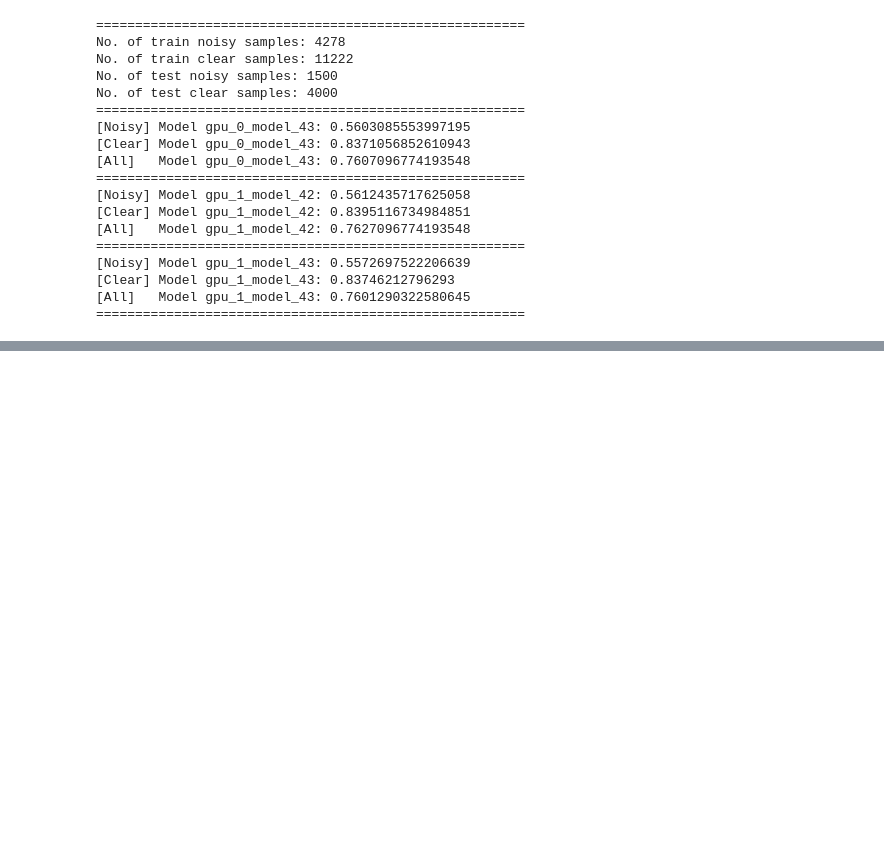
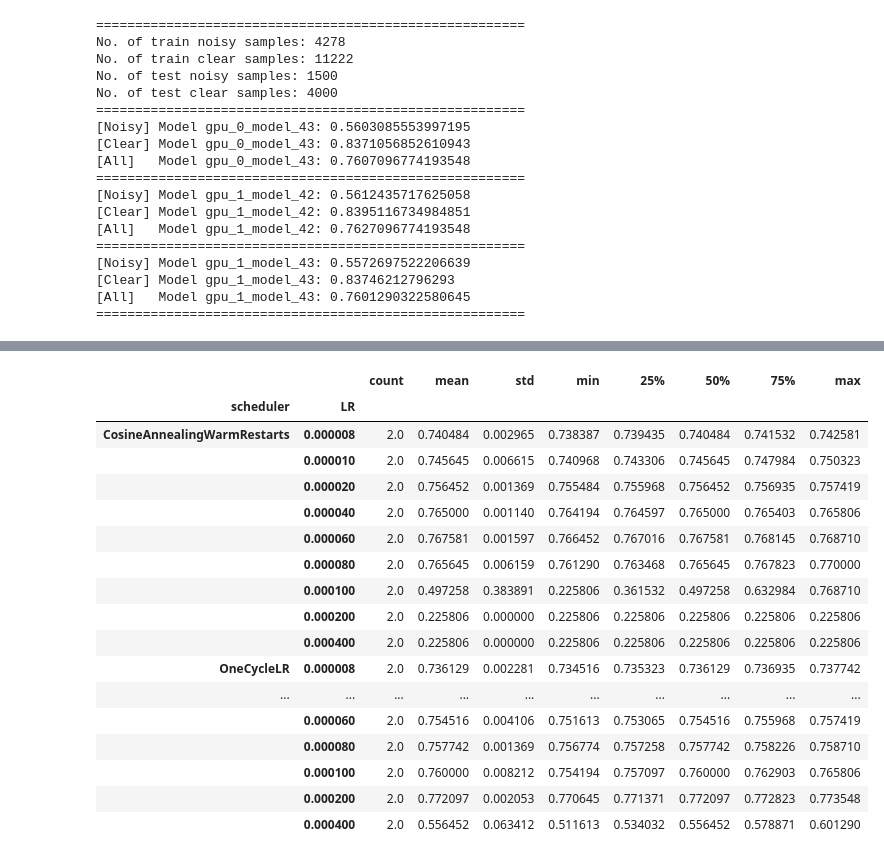
Before and after one commit to AdrianIordache/Detect-Targets-In-Radar-Signals, a Jupyter notebook: notebooks/Error-Analysis.ipynb, the cells around one changed output, grey strips where cells are left out. Saved outputs shown, nothing was run; the diff lists cells and outputs as text; code cells hidden in the pictures; blank space fills up the shorter version.

```diff
--- a/notebooks/Error-Analysis.ipynb
+++ b/notebooks/Error-Analysis.ipynb
@@ -666,0 +659,19 @@ Very   Wrong: 840   (0.054) -> Noisy: 611  (0.727) -> Clear: 229  (0.273)
+# %%
+logger_gpu_0 = pd.read_csv('../logs/stage-2/gpu-0/logger_gpu_0.csv')
+logger_gpu_0['GPU'] = 0
+logger_gpu_0['STAGE'] = 2
+logger_gpu_0 = logger_gpu_0.iloc[3 :]
+
+logger_gpu_0['accuracy']     = logger_gpu_0['cross-validation'].apply(lambda x: x[1 : -1].split(',')[0]).astype(np.float32)
+logger_gpu_0['swa-accuracy'] = logger_gpu_0['cross-validation'].apply(lambda x: x[1 : -1].split(',')[1]).astype(np.float32)
+
+logger_gpu_1 = pd.read_csv('../logs/stage-2/gpu-1/logger_gpu_1.csv')
+logger_gpu_1['GPU'] = 1
+logger_gpu_1['STAGE'] = 2
+logger_gpu_1 = logger_gpu_1.iloc[2 :]
+
+logger_gpu_1['accuracy']     = logger_gpu_1['cross-validation'].apply(lambda x: x[1 : -1].split(',')[0]).astype(np.float32)
+logger_gpu_1['swa-accuracy'] = logger_gpu_1['cross-validation'].apply(lambda x: x[1 : -1].split(',')[1]).astype(np.float32)
+
+logger_stage_2 = pd.concat([logger_gpu_0, logger_gpu_1], axis = 0).reset_index(drop = True)
+display(logger_stage_2.head(n = 10))
@@ -666,0 +712,21 @@ Very   Wrong: 840   (0.054) -> Noisy: 611  (0.727) -> Clear: 229  (0.273)
+# %%
+logger_stage_2.groupby(['scheduler', 'LR'])['accuracy'].describe()
+# %% [output]
+|  |  | count | mean | std | min | 25% | 50% | 75% | max |
+| scheduler | LR |  |  |  |  |  |  |  |  |
+| CosineAnnealingWarmRestarts | 0.000008 | 2.0 | 0.740484 | 0.002965 | 0.738387 | 0.739435 | 0.740484 | 0.741532 | 0.742581 |
+|  | 0.000010 | 2.0 | 0.745645 | 0.006615 | 0.740968 | 0.743306 | 0.745645 | 0.747984 | 0.750323 |
+|  | 0.000020 | 2.0 | 0.756452 | 0.001369 | 0.755484 | 0.755968 | 0.756452 | 0.756935 | 0.757419 |
+|  | 0.000040 | 2.0 | 0.765000 | 0.001140 | 0.764194 | 0.764597 | 0.765000 | 0.765403 | 0.765806 |
+|  | 0.000060 | 2.0 | 0.767581 | 0.001597 | 0.766452 | 0.767016 | 0.767581 | 0.768145 | 0.768710 |
+|  | 0.000080 | 2.0 | 0.765645 | 0.006159 | 0.761290 | 0.763468 | 0.765645 | 0.767823 | 0.770000 |
+|  | 0.000100 | 2.0 | 0.497258 | 0.383891 | 0.225806 | 0.361532 | 0.497258 | 0.632984 | 0.768710 |
+|  | 0.000200 | 2.0 | 0.225806 | 0.000000 | 0.225806 | 0.225806 | 0.225806 | 0.225806 | 0.225806 |
+|  | 0.000400 | 2.0 | 0.225806 | 0.000000 | 0.225806 | 0.225806 | 0.225806 | 0.225806 | 0.225806 |
+| OneCycleLR | 0.000008 | 2.0 | 0.736129 | 0.002281 | 0.734516 | 0.735323 | 0.736129 | 0.736935 | 0.737742 |
+| ... | ... | ... | ... | ... | ... | ... | ... | ... | ... |
+|  | 0.000060 | 2.0 | 0.754516 | 0.004106 | 0.751613 | 0.753065 | 0.754516 | 0.755968 | 0.757419 |
+|  | 0.000080 | 2.0 | 0.757742 | 0.001369 | 0.756774 | 0.757258 | 0.757742 | 0.758226 | 0.758710 |
+|  | 0.000100 | 2.0 | 0.760000 | 0.008212 | 0.754194 | 0.757097 | 0.760000 | 0.762903 | 0.765806 |
+|  | 0.000200 | 2.0 | 0.772097 | 0.002053 | 0.770645 | 0.771371 | 0.772097 | 0.772823 | 0.773548 |
+|  | 0.000400 | 2.0 | 0.556452 | 0.063412 | 0.511613 | 0.534032 | 0.556452 | 0.578871 | 0.601290 |
```
Also changed, not shown: parts of 22 cells of this notebook, 10 other files.
